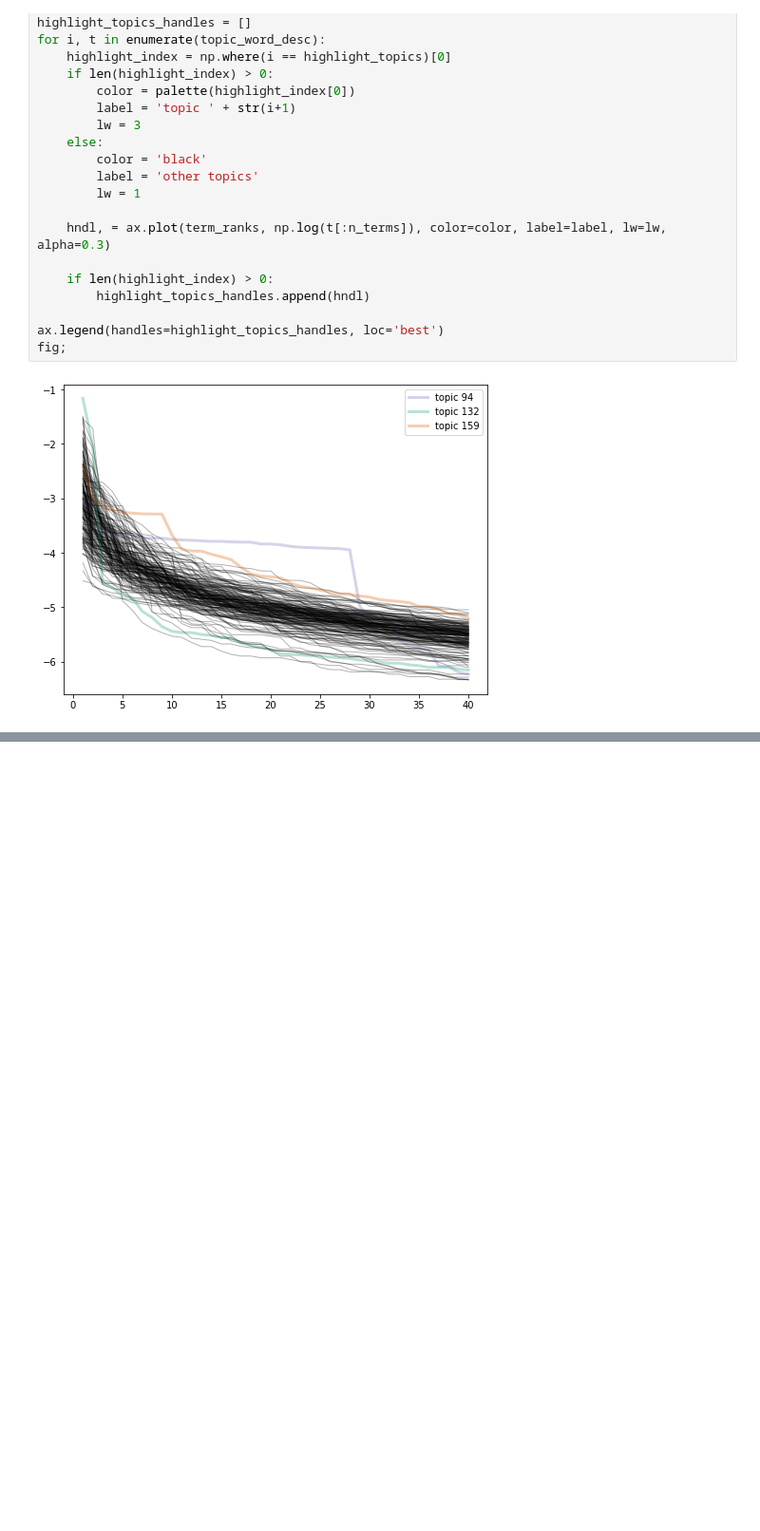
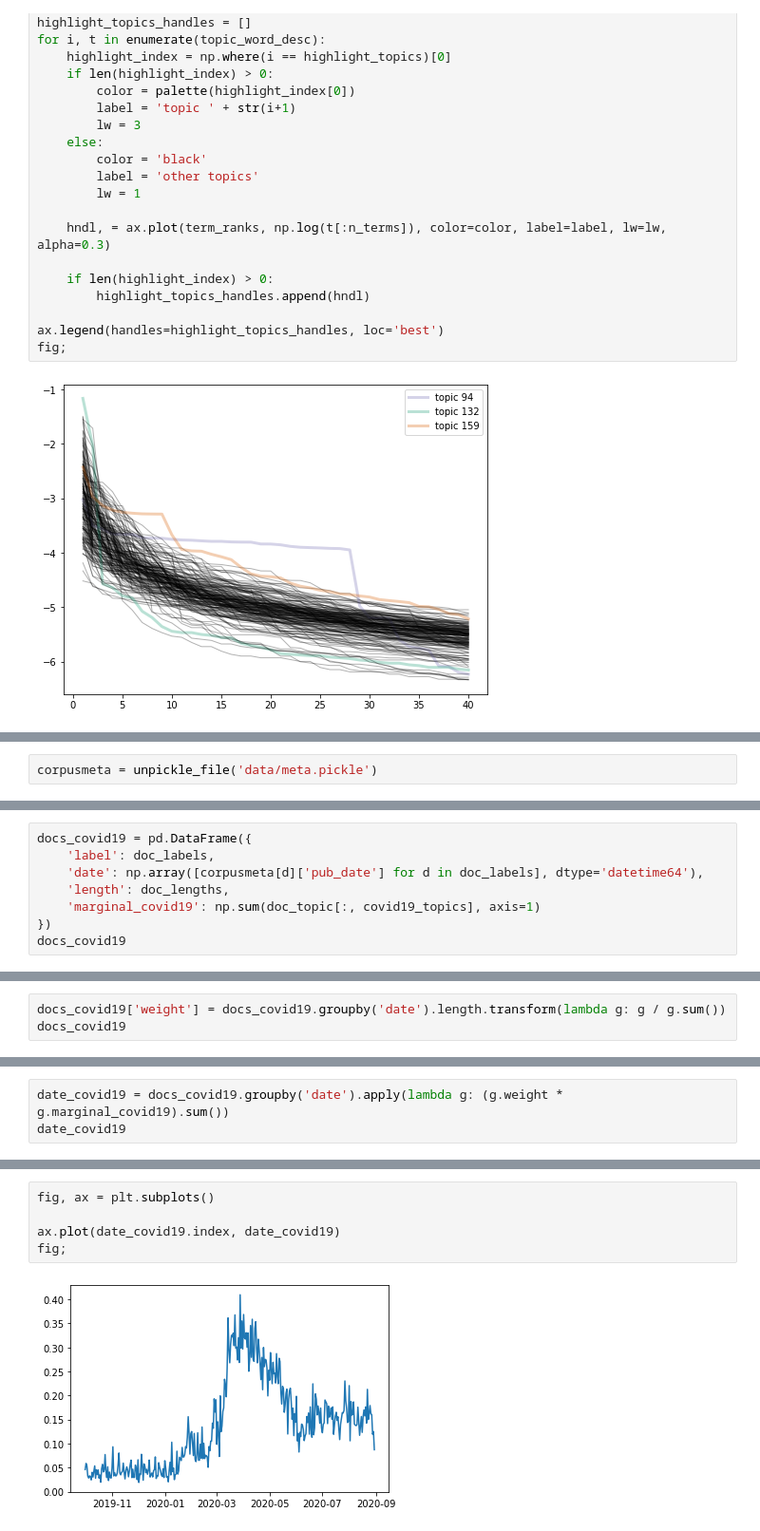
Before and after one commit to WZBSocialScienceCenter/tm_corona, a Jupyter notebook: tm_analysis.ipynb, the cells around one changed output, grey strips where cells are left out. Shown at 95% size. Cells and saved outputs as stored; diff of their text form; blank space fills up the shorter version.

Commit message:
weighted avg. for covid19 topics timeseries

```diff
--- a/tm_analysis.ipynb
+++ b/tm_analysis.ipynb
@@ -322,0 +233,2 @@ top_word_topics
+# %%
+corpusmeta = unpickle_file('data/meta.pickle')
@@ -322,0 +265,8 @@ top_word_topics
+# %%
+docs_covid19 = pd.DataFrame({
+    'label': doc_labels,
+    'date': np.array([corpusmeta[d]['pub_date'] for d in doc_labels], dtype='datetime64'),
+    'length': doc_lengths,
+    'marginal_covid19': np.sum(doc_topic[:, covid19_topics], axis=1)
+})
+docs_covid19
@@ -322,0 +303,3 @@ top_word_topics
+# %%
+docs_covid19['weight'] = docs_covid19.groupby('date').length.transform(lambda g: g / g.sum())
+docs_covid19
@@ -322,0 +324,3 @@ top_word_topics
+# %%
+date_covid19 = docs_covid19.groupby('date').apply(lambda g: (g.weight * g.marginal_covid19).sum())
+date_covid19
@@ -322,0 +341,7 @@ top_word_topics
+# %%
+fig, ax = plt.subplots()
+
+ax.plot(date_covid19.index, date_covid19)
+fig;
+# %% [output]
+[figure, added]
```
Also changed, not shown: parts of 28 cells of this notebook, 3 other files.
